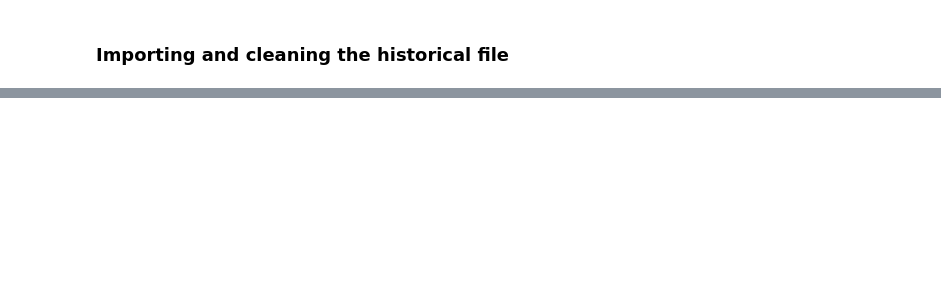
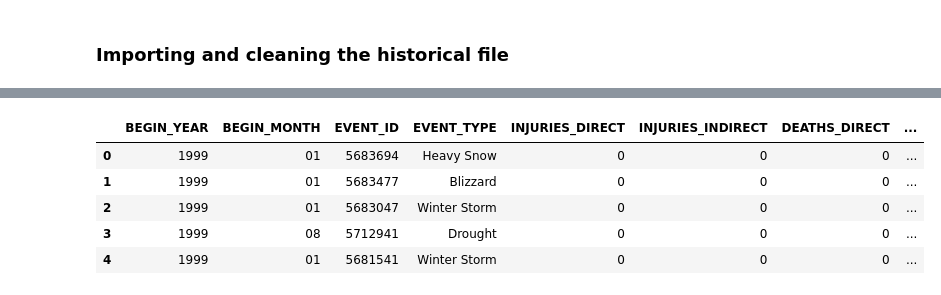
Before and after one commit to ksalaris/Project_2, a Jupyter notebook: Flood.ipynb, the cells around one changed output, grey strips where cells are left out. Drawn from its saved outputs; the diff is of its cells as text; code cells hidden in the pictures; blank space fills up the shorter version.

```diff
--- a/Flood.ipynb
+++ b/Flood.ipynb
@@ -121,3 +68,12 @@ storm_data.drop(columns={'BEGIN_YEARMONTH','END_YEARMONTH','END_DAY','END_TIME',
+# %%
+storm_data.head()
+# %% [output]
+|  | BEGIN_YEAR | BEGIN_MONTH | EVENT_ID | EVENT_TYPE | INJURIES_DIRECT | INJURIES_INDIRECT | DEATHS_DIRECT | ... |
+| 0 | 1999 | 01 | 5683694 | Heavy Snow | 0 | 0 | 0 | ... |
+| 1 | 1999 | 01 | 5683477 | Blizzard | 0 | 0 | 0 | ... |
+| 2 | 1999 | 01 | 5683047 | Winter Storm | 0 | 0 | 0 | ... |
+| 3 | 1999 | 08 | 5712941 | Drought | 0 | 0 | 0 | ... |
+| 4 | 1999 | 01 | 5681541 | Winter Storm | 0 | 0 | 0 | ... |
 # %%
 #Retrive the total for damage and death
 storm_data[["DEATHS_DIRECT",'DEATHS_INDIRECT','INJURIES_DIRECT','INJURIES_INDIRECT',"DAMAGE_PROPERTY","DAMAGE_CROPS"]].fillna(0, inplace=True)
```
Also changed, not shown: parts of 29 cells of this notebook, 23 other files.
